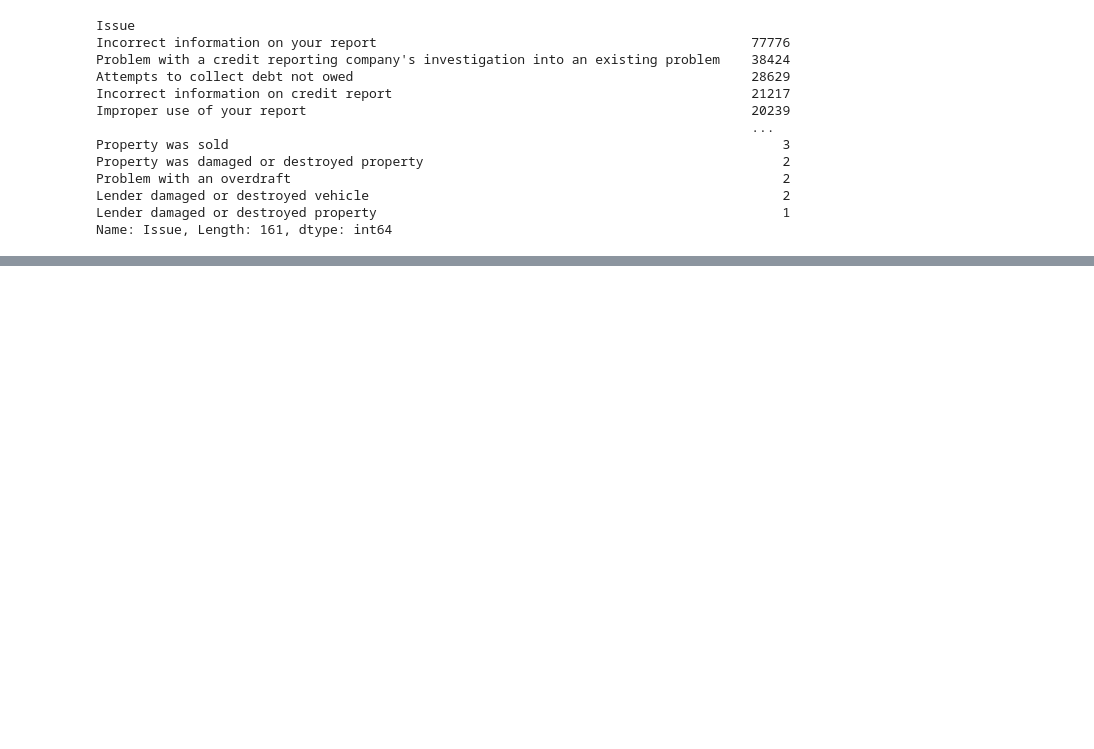
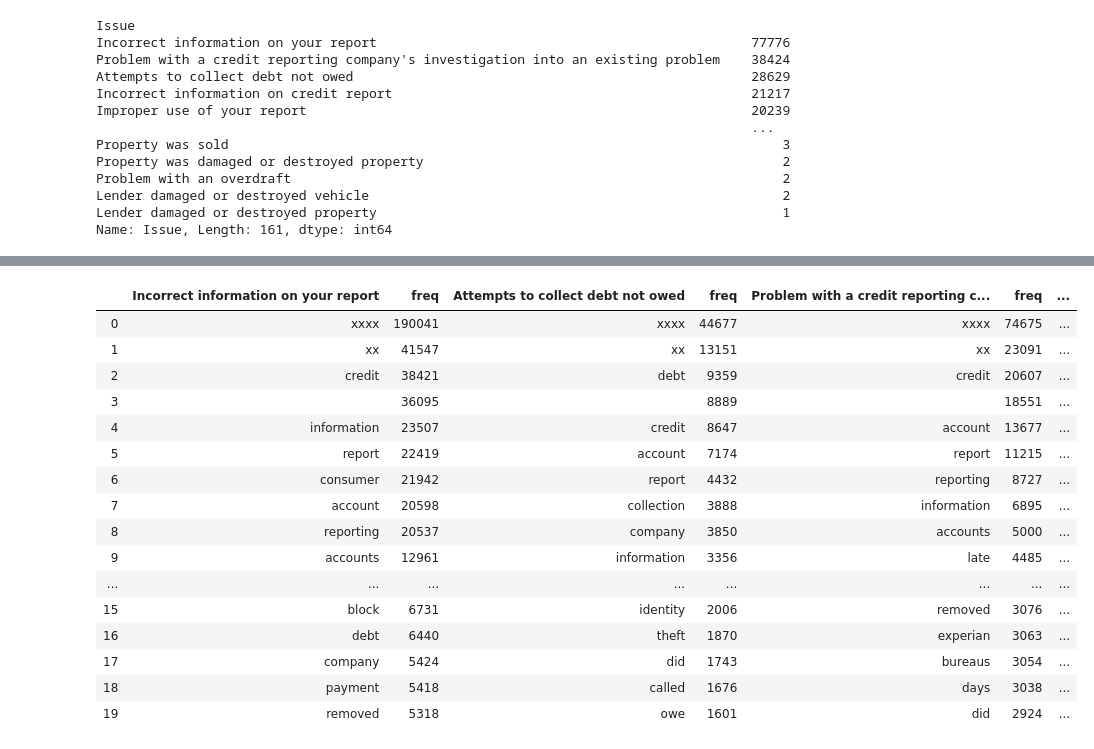
Before and after one commit to WouterStemgee/applied-machine-learning-consumer-complaints-database, a Jupyter notebook: sprint1_Thomas.ipynb, the cells around one changed output, grey strips where cells are left out. Drawn from its saved outputs; the diff is of its cells as text; code cells hidden in the pictures; blank space fills up the shorter version.

Commit message:
Data exploration - text processing

```diff
--- a/sprint1_Thomas.ipynb
+++ b/sprint1_Thomas.ipynb
@@ -114,0 +205,20 @@ plt.xlabel('Aantal klachten', fontsize = 10);
+# %%
+#imports
+from nltk.tokenize import TweetTokenizer
+import re, string
+from sklearn.feature_extraction.stop_words import ENGLISH_STOP_WORDS
+#lijst van leestekens
+punctuations = list(set(string.punctuation))
+#tokenizer definiëren
+tokenizer = TweetTokenizer()
+#functie die tekst omzet in tokens die dan gefilterd worden
+def process_text(text):
+    tokenized = tokenizer.tokenize(text)
+    lower = [word.lower() for word in tokenized]
+    no_num = [re.sub('[0-9]+', '', each) for each in lower]
+    no_punc = [word for word in no_num if word not in punctuations]
+    no_stop = [word for word in no_punc if word not in ENGLISH_STOP_WORDS]
+    return no_stop
+#functie toepassen op narratives
+df['Tokenized'] = df.head(50000)['Narrative'].apply(process_text)
+df.head(50000)
@@ -114,0 +241,76 @@ plt.xlabel('Aantal klachten', fontsize = 10);
+# %%
+#imports
+from collections import Counter
+from sklearn.preprocessing import LabelEncoder
+#functie die de frequenties van de n meest voorkomende woorden in de narratives telt en deze in een dataframe stopt
+def word_freq(tokens, n):
+    merged = [item for sublist in tokens for item in sublist]
+    counts = Counter(merged)
+    top = counts.most_common(n)
+    word = [w[0] for w in top]
+    num = [w[1] for w in top]
+    return pd.DataFrame([word, num]).T
+
+#lijsten van dataframes
+dataframes = []
+test_dataframes = []
+
+#elke issue overlopen
+for i in range(len(issue_list)):
+    #nieuwe dataframe voor specifieke issue
+    new = df.head(50000).loc[df['Issue'] == issue_list[i]]
+    #eerste 5 rijen opzij houden om later te testen
+    test_dataframes.append(new.iloc[:5])
+    #andere rijen toevo
+    dataframes.append(new.iloc[5:])
+
+#dataframes terug aan elkaar hangen
+df = pd.concat(dataframes)
+test_df = pd.concat(test_dataframes)
+
+#nummer toewijzen aan issues
+LE = LabelEncoder()
+df['Issue_Id'] = LE.fit_transform(df['Issue'])
+
+# display(df.groupby(['Issue'])['Narrative'].count())
+# display(test_df.groupby(['Issue'])['Narrative'].count())
+# display(df['Issue'].unique())
+# display(df['Issue_Id'].unique())
+
+#Top 20 woorden per issue
+
+n = 20
+frequencies = []
+
+#elke issue overlopen
+for i in range(len(issue_list)):
+    tokens = dataframes[i]['Tokenized'].tolist()
+    #word_freq functie toepassen
+    frequencies.append(word_freq(tokens, n))
+
+df_freq = pd.concat(frequencies, axis=1)
+#kolomnamen duidelijker maken
+col_names = []
+for issue in issue_list:
+    col_names.append(issue)
+    col_names.append('freq')
+df_freq.columns = col_names
+df_freq
+# %% [output]
+|  | Incorrect information on your report | freq | Attempts to collect debt not owed | freq | Problem with a credit reporting c... | freq | ... |
+| 0 | xxxx | 190041 | xxxx | 44677 | xxxx | 74675 | ... |
+| 1 | xx | 41547 | xx | 13151 | xx | 23091 | ... |
+| 2 | credit | 38421 | debt | 9359 | credit | 20607 | ... |
+| 3 |  | 36095 |  | 8889 |  | 18551 | ... |
+| 4 | information | 23507 | credit | 8647 | account | 13677 | ... |
+| 5 | report | 22419 | account | 7174 | report | 11215 | ... |
+| 6 | consumer | 21942 | report | 4432 | reporting | 8727 | ... |
+| 7 | account | 20598 | collection | 3888 | information | 6895 | ... |
+| 8 | reporting | 20537 | company | 3850 | accounts | 5000 | ... |
+| 9 | accounts | 12961 | information | 3356 | late | 4485 | ... |
+| ... | ... | ... | ... | ... | ... | ... | ... |
+| 15 | block | 6731 | identity | 2006 | removed | 3076 | ... |
+| 16 | debt | 6440 | theft | 1870 | experian | 3063 | ... |
+| 17 | company | 5424 | did | 1743 | bureaus | 3054 | ... |
+| 18 | payment | 5418 | called | 1676 | days | 3038 | ... |
+| 19 | removed | 5318 | owe | 1601 | did | 2924 | ... |
```
Also changed, not shown: parts of 27 cells of this notebook.
